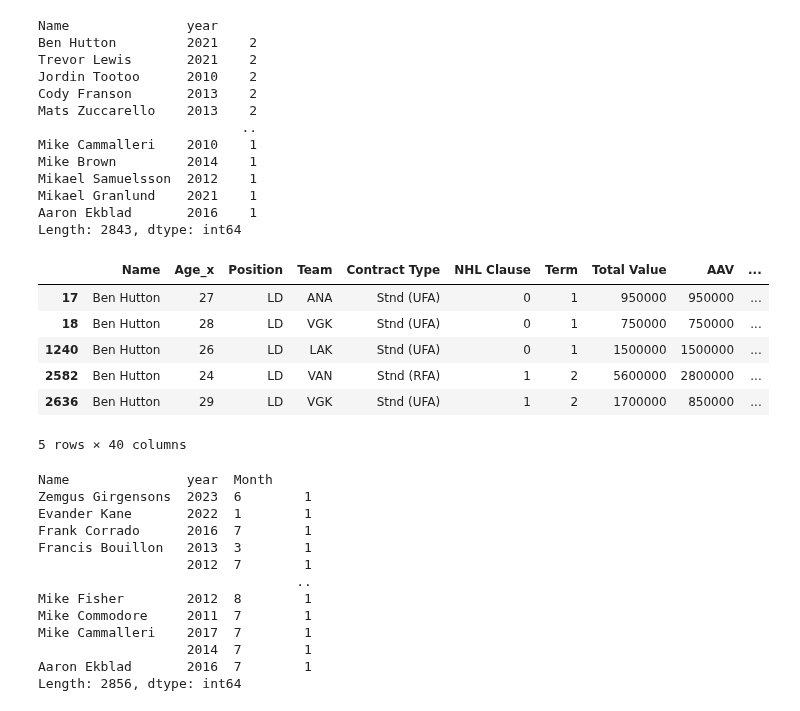
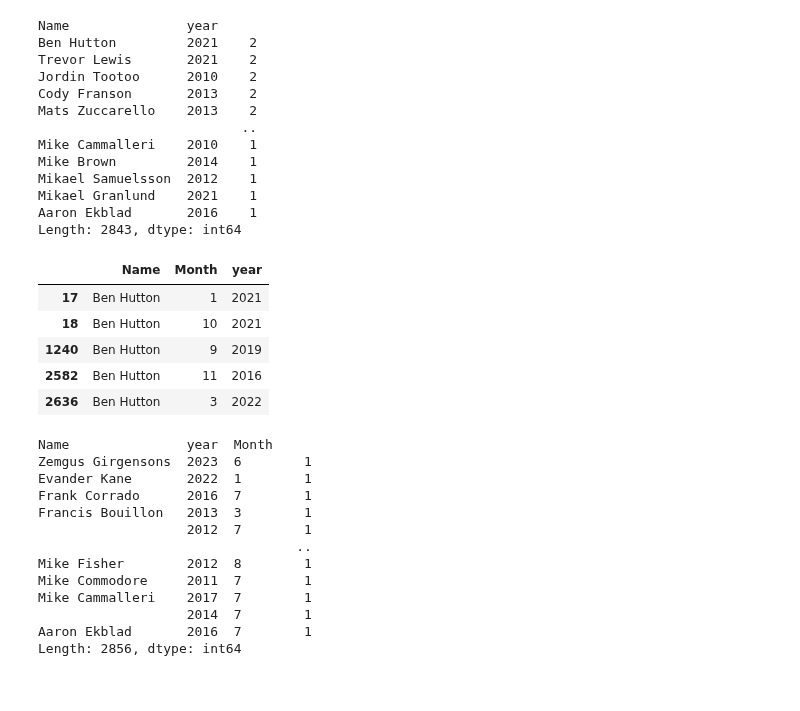
Before and after one commit to lukekerwin/DS-320_Project, a Jupyter notebook: Combined Contract and Player Data/Brian_Combined.ipynb, the cells around one changed output. Drawn from its saved outputs; the diff is of its cells as text; code cells hidden in the pictures.

Commit message:
Cleaned contracts and merged df

```diff
--- a/Combined Contract and Player Data/Brian_Combined.ipynb
+++ b/Combined Contract and Player Data/Brian_Combined.ipynb
@@ -80,15 +80,14 @@ Mikael Granlund    2021    1
 Aaron Ekblad       2016    1
 Length: 2843, dtype: int64
 # %%
-df[df['Name'] == 'Ben Hutton']
+df[df['Name'] == 'Ben Hutton'][['Name', 'Month', 'year']]
 # %% [output]
-|  | Name | Age_x | Position | Team | Contract Type | NHL Clause | Term | Total Value | AAV | ... |
-| 17 | Ben Hutton | 27 | LD | ANA | Stnd (UFA) | 0 | 1 | 950000 | 950000 | ... |
-| 18 | Ben Hutton | 28 | LD | VGK | Stnd (UFA) | 0 | 1 | 750000 | 750000 | ... |
-| 1240 | Ben Hutton | 26 | LD | LAK | Stnd (UFA) | 0 | 1 | 1500000 | 1500000 | ... |
-| 2582 | Ben Hutton | 24 | LD | VAN | Stnd (RFA) | 1 | 2 | 5600000 | 2800000 | ... |
-| 2636 | Ben Hutton | 29 | LD | VGK | Stnd (UFA) | 1 | 2 | 1700000 | 850000 | ... |
+|  | Name | Month | year |
+| 17 | Ben Hutton | 1 | 2021 |
+| 18 | Ben Hutton | 10 | 2021 |
+| 1240 | Ben Hutton | 9 | 2019 |
+| 2582 | Ben Hutton | 11 | 2016 |
+| 2636 | Ben Hutton | 3 | 2022 |
-5 rows × 40 columns
 # %%
 df.groupby(['Name', 'year', 'Month']).size().sort_values(ascending=False)
 # %% [output]
```
Also changed, not shown: parts of 27 cells of this notebook.
